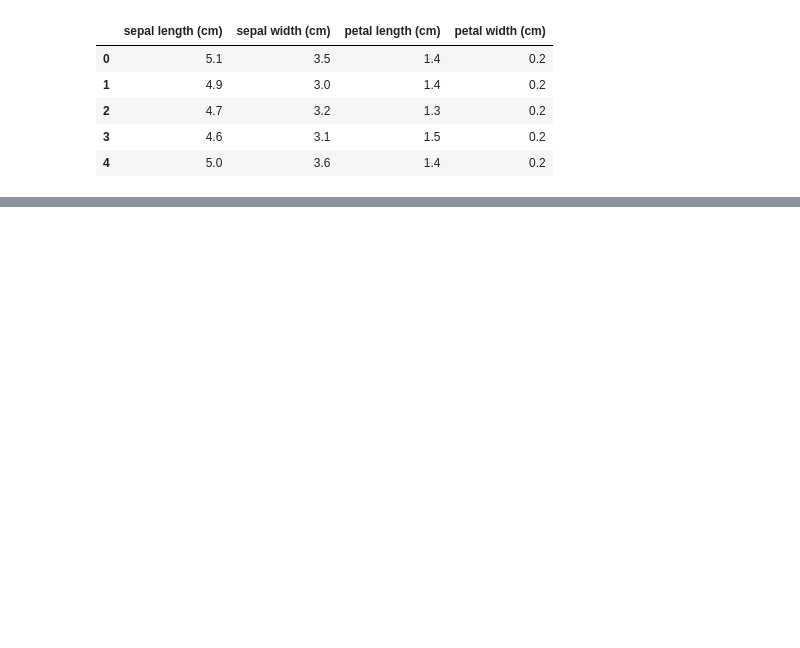
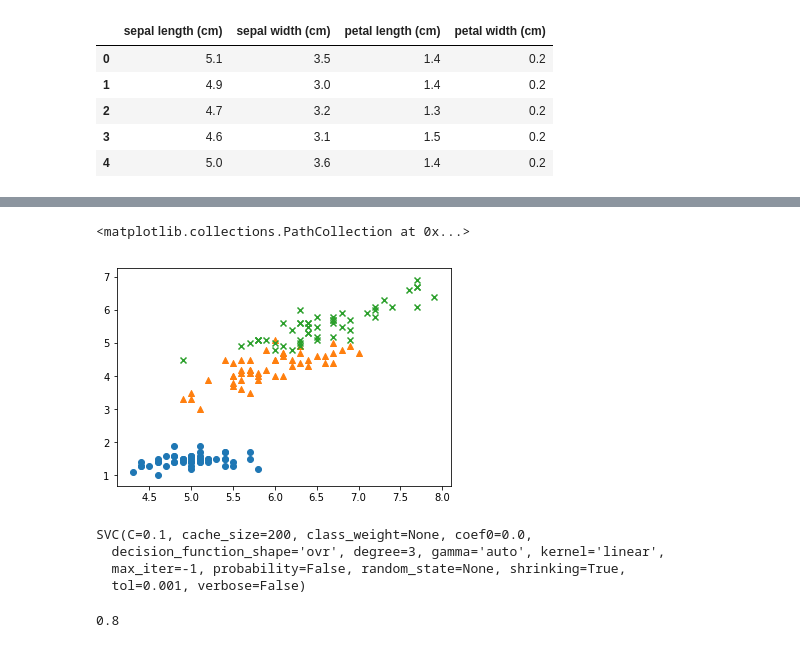
Before and after one commit to sigenogoro/irls_classification, a Jupyter notebook: irls_classification.ipynb, the cells around one changed output, grey strips where cells are left out. Drawn from its saved outputs; the diff is of its cells as text; code cells hidden in the pictures; blank space fills up the shorter version.

Commit message:
The irls data was sorted by svm

```diff
--- a/irls_classification.ipynb
+++ b/irls_classification.ipynb
@@ -6,7 +7,7 @@ import matplotlib.pyplot as plt
 irls = load_iris()
 # %%
 df = pd.DataFrame(irls.data, columns=irls.feature_names)
-df_target = irls.target
+y = pd.DataFrame(irls.target, columns=['y'])
 # %%
 df.head()
 # %% [output]
@@ -30,0 +25,3 @@ array([0, 0, 0, 0, 0, 0, 0, 0, 0, 0, 0, 0, 0, 0, 0, 0, 0, 0, 0, 0, 0, 0,
+# %%
+df['y'] = y
+df.head()
@@ -30,0 +35,12 @@ array([0, 0, 0, 0, 0, 0, 0, 0, 0, 0, 0, 0, 0, 0, 0, 0, 0, 0, 0, 0, 0, 0,
+# %%
+#ラベル別に分ける
+setosa = df[df['y'] == 0].values
+versicolor = df[df['y'] == 1].values
+virginica = df[df['y'] == 2].values
+# %%
+plt.scatter(setosa[:,0], setosa[:, 2], marker='o')
+plt.scatter(versicolor[:, 0], versicolor[:,2], marker='^')
+plt.scatter(virginica[:, 0], virginica[:, 2], marker='x')
+# %% [output]
+<matplotlib.collections.PathCollection at 0x...>
+[figure, added]
@@ -30,0 +53,15 @@ array([0, 0, 0, 0, 0, 0, 0, 0, 0, 0, 0, 0, 0, 0, 0, 0, 0, 0, 0, 0, 0, 0,
+# %%
+from sklearn.svm import SVC
+
+
+svc = SVC(C=0.1, kernel='linear')
+svc.fit(X_train, y_train)
+# %% [output]
+SVC(C=0.1, cache_size=200, class_weight=None, coef0=0.0,
+  decision_function_shape='ovr', degree=3, gamma='auto', kernel='linear',
+  max_iter=-1, probability=False, random_state=None, shrinking=True,
+  tol=0.001, verbose=False)
+# %%
+svc.score(X_test, y_test)
+# %% [output]
+0.8
```
Also changed, not shown: parts of 8 cells of this notebook.
